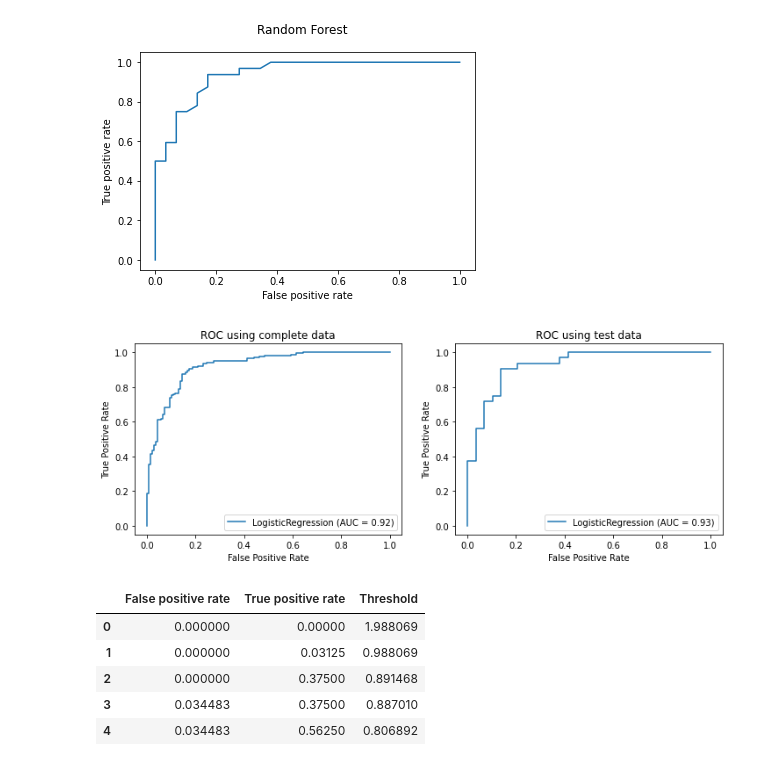
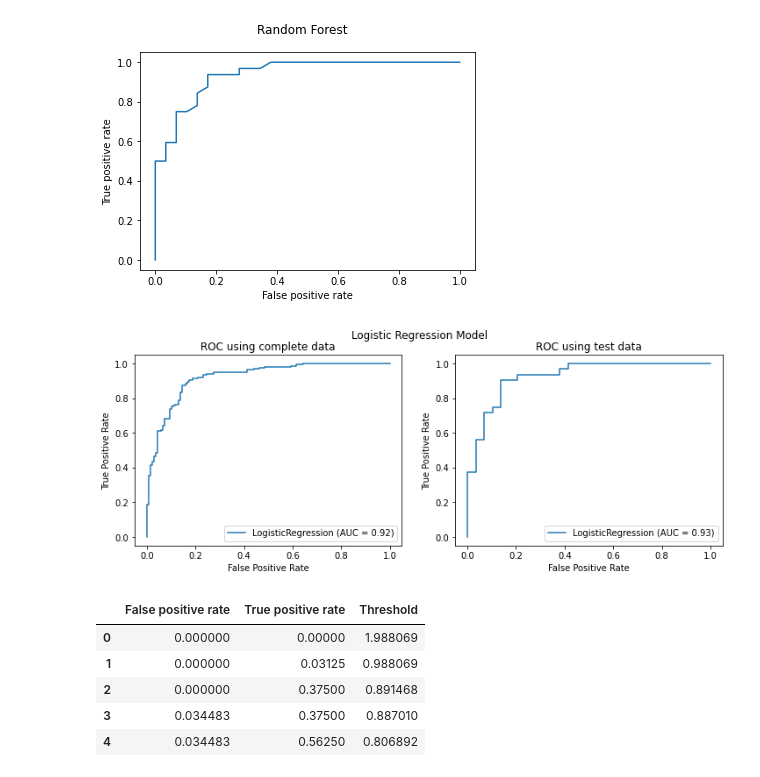
Before and after one commit to Ajay-user/DataScience, a Jupyter notebook: ROC-AUC/ROC_and_AUC.ipynb, the cells around one changed output. Saved outputs shown, nothing was run; the diff lists cells and outputs as text; code cells hidden in the pictures.

```diff
--- a/ROC-AUC/ROC_and_AUC.ipynb
+++ b/ROC-AUC/ROC_and_AUC.ipynb
@@ -289,15 +290,16 @@ plt.show()
 # %%
 # Logistic regression
 # we are using complete data
 fig, ax = plt.subplots(1,2, figsize=(12,4))
 plot_roc_curve(log_reg, X, y, ax=ax[0]);
 ax[0].set(title='ROC using complete data')
 # we are using test-data
 plot_roc_curve(log_reg, X_test, y_test, ax=ax[1]);
 ax[1].set(title='ROC using test data')
+plt.suptitle('Logistic Regression Model')
 plt.show()
 # %% [output]
-[figure, old version]
+[figure, new version]
 # %%
 # probability estimates of the positive class
 log_reg_probs = log_reg.predict_proba(X_test)
```
Also changed, not shown: parts of 3 cells of this notebook.
